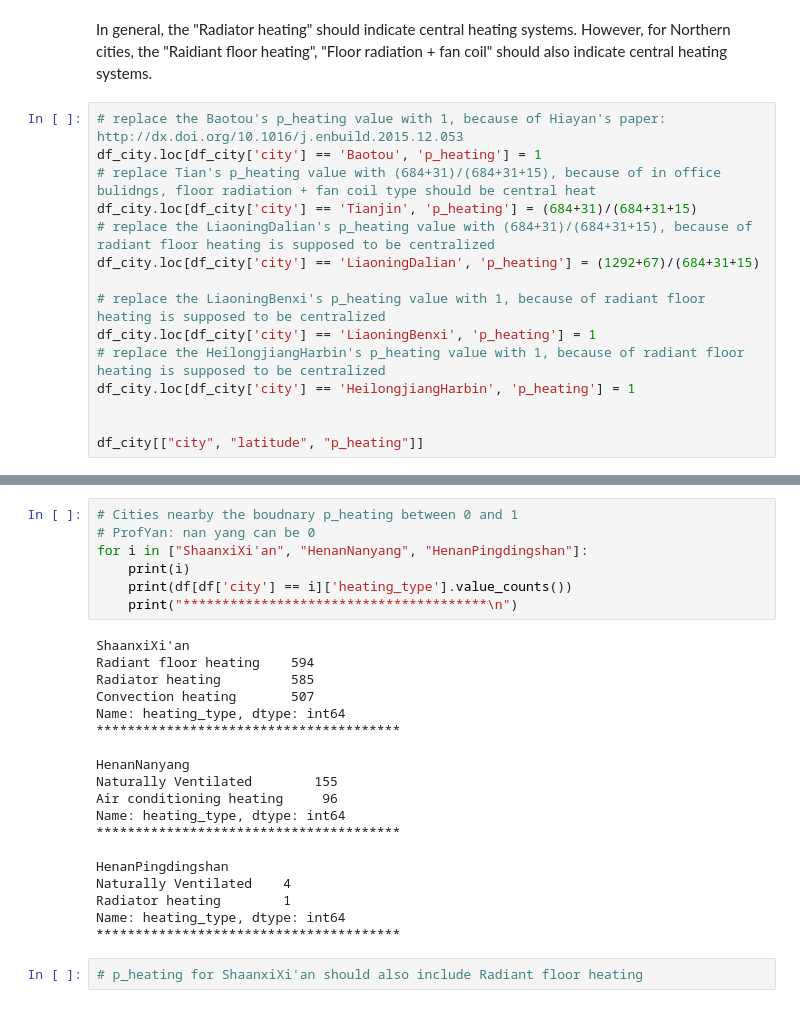
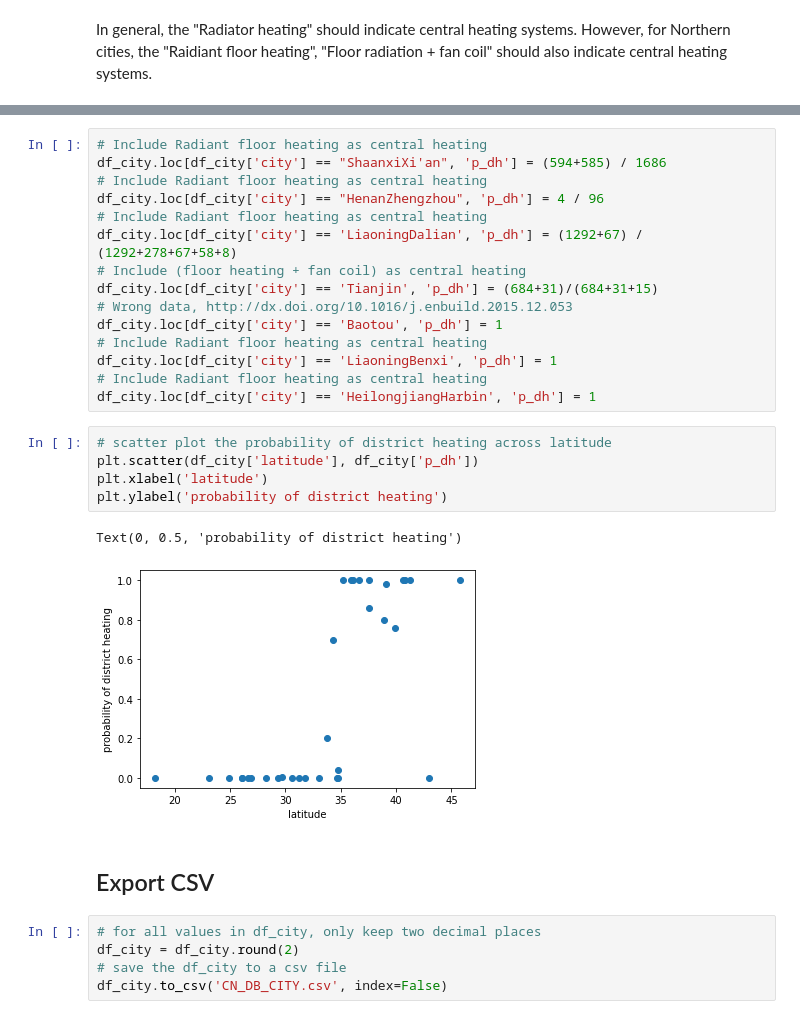
Before and after one commit to ruijis/RD_comfort, a Jupyter notebook: Data_wrangling.ipynb, the cells around one changed output, grey strips where cells are left out. Saved outputs shown, nothing was run; the diff lists cells and outputs as text.

```diff
--- a/Data_wrangling.ipynb
+++ b/Data_wrangling.ipynb
@@ -234,18 +179,3 @@ Name: building_type, dtype: int64
 # %% [markdown]
 In general, the "Radiator heating" should indicate central heating systems.</br>
 However, for Northern cities, the "Raidiant floor heating", "Floor radiation + fan coil" should also indicate central heating systems.
-# %%
-# replace the Baotou's p_heating value with 1, because of Hiayan's paper: http://dx.doi.org/10.1016/j.enbuild.2015.12.053
-df_city.loc[df_city['city'] == 'Baotou', 'p_heating'] = 1
-# replace Tian's p_heating value with (684+31)/(684+31+15), because of in office bulidngs, floor radiation + fan coil type should be central heat
-df_city.loc[df_city['city'] == 'Tianjin', 'p_heating'] = (684+31)/(684+31+15)
-# replace the LiaoningDalian's p_heating value with (684+31)/(684+31+15), because of radiant floor heating is supposed to be centralized
-df_city.loc[df_city['city'] == 'LiaoningDalian', 'p_heating'] = (1292+67)/(684+31+15)
-
-# replace the LiaoningBenxi's p_heating value with 1, because of radiant floor heating is supposed to be centralized
-df_city.loc[df_city['city'] == 'LiaoningBenxi', 'p_heating'] = 1
-# replace the HeilongjiangHarbin's p_heating value with 1, because of radiant floor heating is supposed to be centralized
-df_city.loc[df_city['city'] == 'HeilongjiangHarbin', 'p_heating'] = 1
-
-
-df_city[["city", "latitude", "p_heating"]]
@@ -275,28 +182,30 @@ Name: heating_type, dtype: int64
-# %%
-# Cities nearby the boudnary p_heating between 0 and 1
-# ProfYan: nan yang can be 0
-for i in ["ShaanxiXi'an", "HenanNanyang", "HenanPingdingshan"]:
-    print(i)
-    print(df[df['city'] == i]['heating_type'].value_counts())
-    print("***************************************\n")
-# %% [output]
-ShaanxiXi'an
-Radiant floor heating    594
-Radiator heating         585
-Convection heating       507
-Name: heating_type, dtype: int64
-***************************************
-
-HenanNanyang
-Naturally Ventilated        155
-Air conditioning heating     96
-Name: heating_type, dtype: int64
-***************************************
-
-HenanPingdingshan
-Naturally Ventilated    4
-Radiator heating        1
-Name: heating_type, dtype: int64
-***************************************
-# %%
-# p_heating for ShaanxiXi'an should also include Radiant floor heating
+# %%
+# Include Radiant floor heating as central heating
+df_city.loc[df_city['city'] == "ShaanxiXi'an", 'p_dh'] = (594+585) / 1686
+# Include Radiant floor heating as central heating
+df_city.loc[df_city['city'] == "HenanZhengzhou", 'p_dh'] = 4 / 96
+# Include Radiant floor heating as central heating
+df_city.loc[df_city['city'] == 'LiaoningDalian', 'p_dh'] = (1292+67) / (1292+278+67+58+8)
+# Include (floor heating + fan coil) as central heating
+df_city.loc[df_city['city'] == 'Tianjin', 'p_dh'] = (684+31)/(684+31+15)
+# Wrong data, http://dx.doi.org/10.1016/j.enbuild.2015.12.053
+df_city.loc[df_city['city'] == 'Baotou', 'p_dh'] = 1
+# Include Radiant floor heating as central heating
+df_city.loc[df_city['city'] == 'LiaoningBenxi', 'p_dh'] = 1
+# Include Radiant floor heating as central heating
+df_city.loc[df_city['city'] == 'HeilongjiangHarbin', 'p_dh'] = 1
+# %%
+# scatter plot the probability of district heating across latitude
+plt.scatter(df_city['latitude'], df_city['p_dh'])
+plt.xlabel('latitude')
+plt.ylabel('probability of district heating')
+# %% [output]
+Text(0, 0.5, 'probability of district heating')
+[figure, added]
+# %% [markdown]
+## Export CSV
+# %%
+# for all values in df_city, only keep two decimal places
+df_city = df_city.round(2)
+# save the df_city to a csv file
+df_city.to_csv('CN_DB_CITY.csv', index=False)
```
Also changed, not shown: parts of 9 cells of this notebook, 3 other files.
